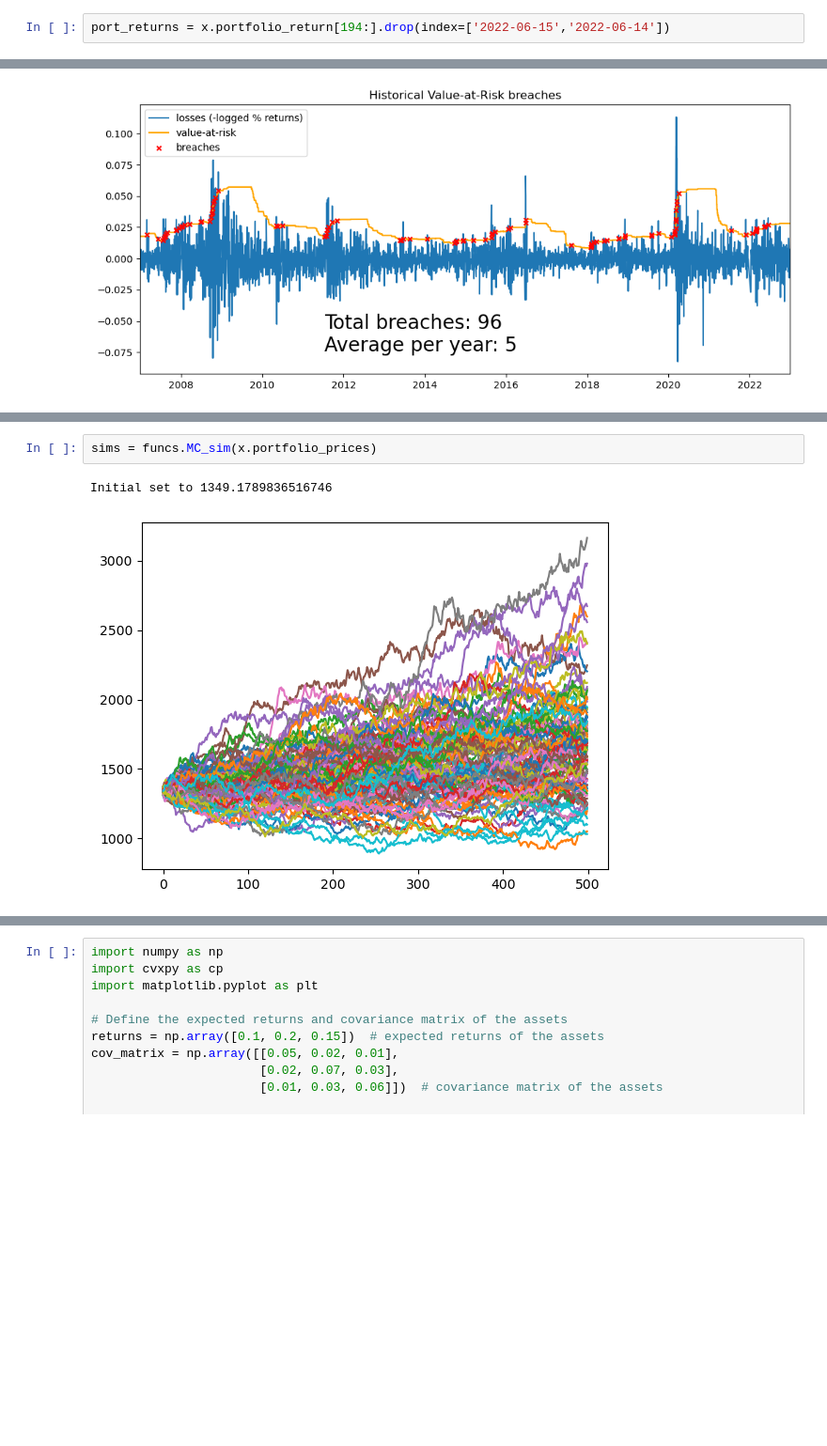
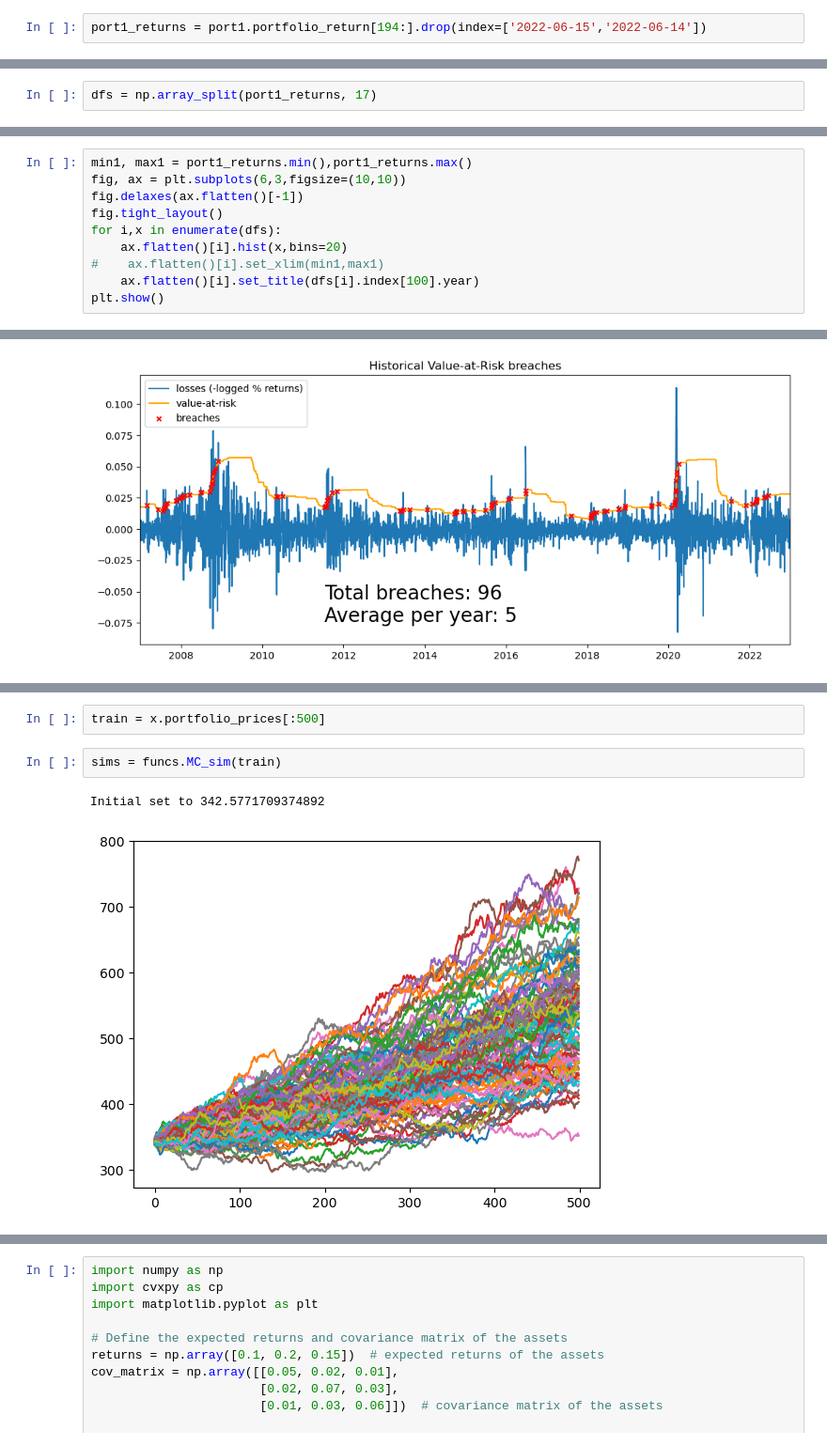
Before and after one commit to Johanlai/risk_management, a Jupyter notebook: VaR.ipynb, the cells around one changed output, grey strips where cells are left out. Shown at 94% size. Saved outputs shown, nothing was run; the diff lists cells and outputs as text; blank space fills up the shorter version.

Commit message:
matplotlib visualisations

```diff
--- a/VaR.ipynb
+++ b/VaR.ipynb
@@ -38,2 +41,2 @@ x.equally_weighted()
 # %%
-port_returns = x.portfolio_return[194:].drop(index=['2022-06-15','2022-06-14'])
+port1_returns = port1.portfolio_return[194:].drop(index=['2022-06-15','2022-06-14'])
@@ -43,0 +56,2 @@ relativedelta(years=-16, months=-11, days=-27)
+# %%
+dfs = np.array_split(port1_returns, 17)
@@ -43,0 +62,10 @@ relativedelta(years=-16, months=-11, days=-27)
+# %%
+min1, max1 = port1_returns.min(),port1_returns.max()
+fig, ax = plt.subplots(6,3,figsize=(10,10))
+fig.delaxes(ax.flatten()[-1])
+fig.tight_layout()
+for i,x in enumerate(dfs):
+    ax.flatten()[i].hist(x,bins=20)
+#    ax.flatten()[i].set_xlim(min1,max1)
+    ax.flatten()[i].set_title(dfs[i].index[100].year)
+plt.show()
@@ -100,5 +176,7 @@ plt.show()
+# %%
+train = x.portfolio_prices[:500]
 # %%
-sims = funcs.MC_sim(x.portfolio_prices)
+sims = funcs.MC_sim(train)
 # %% [output]
-Initial set to 1349.1789836516746
+Initial set to 342.5771709374892
-[figure, old version]
+[figure, new version]
```
Also changed, not shown: parts of 30 cells of this notebook, 1 other file.
